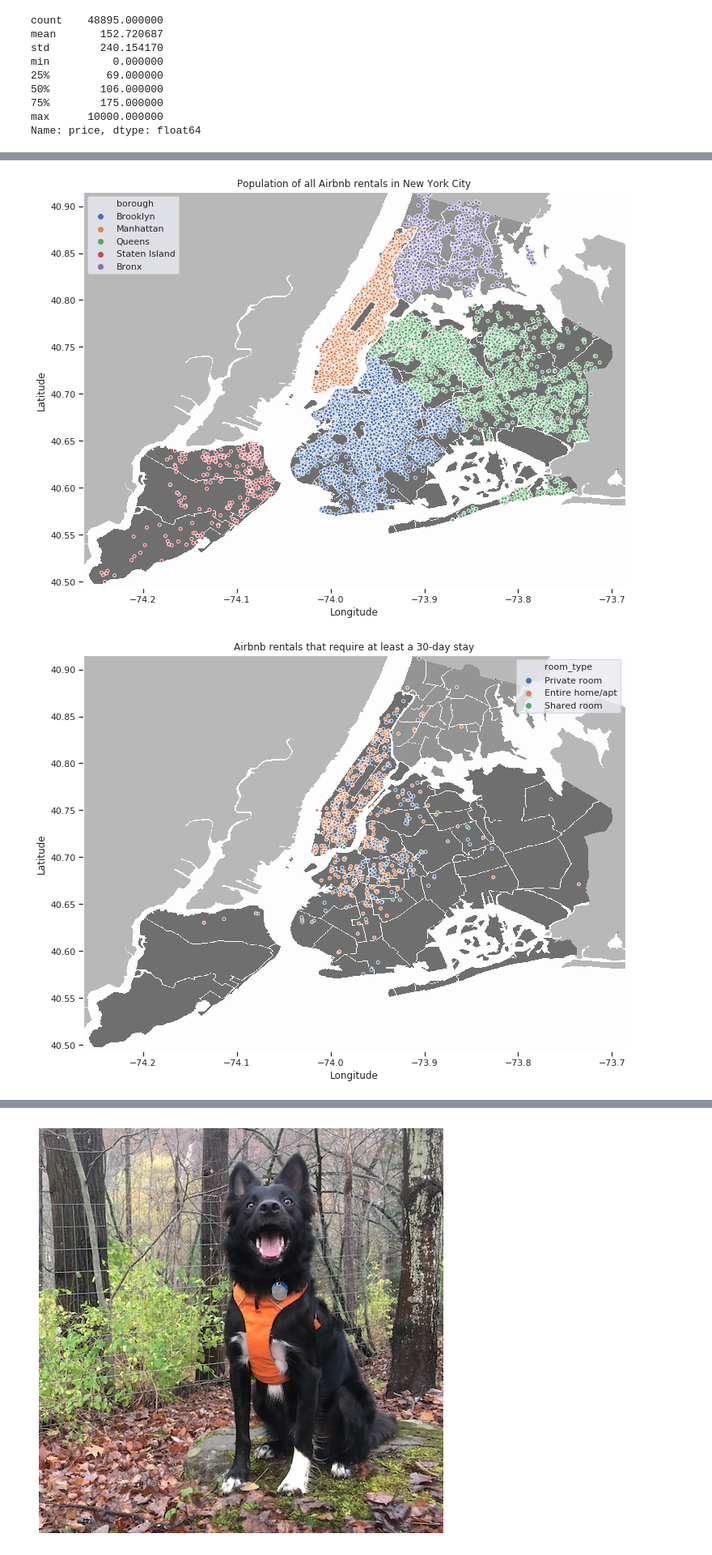
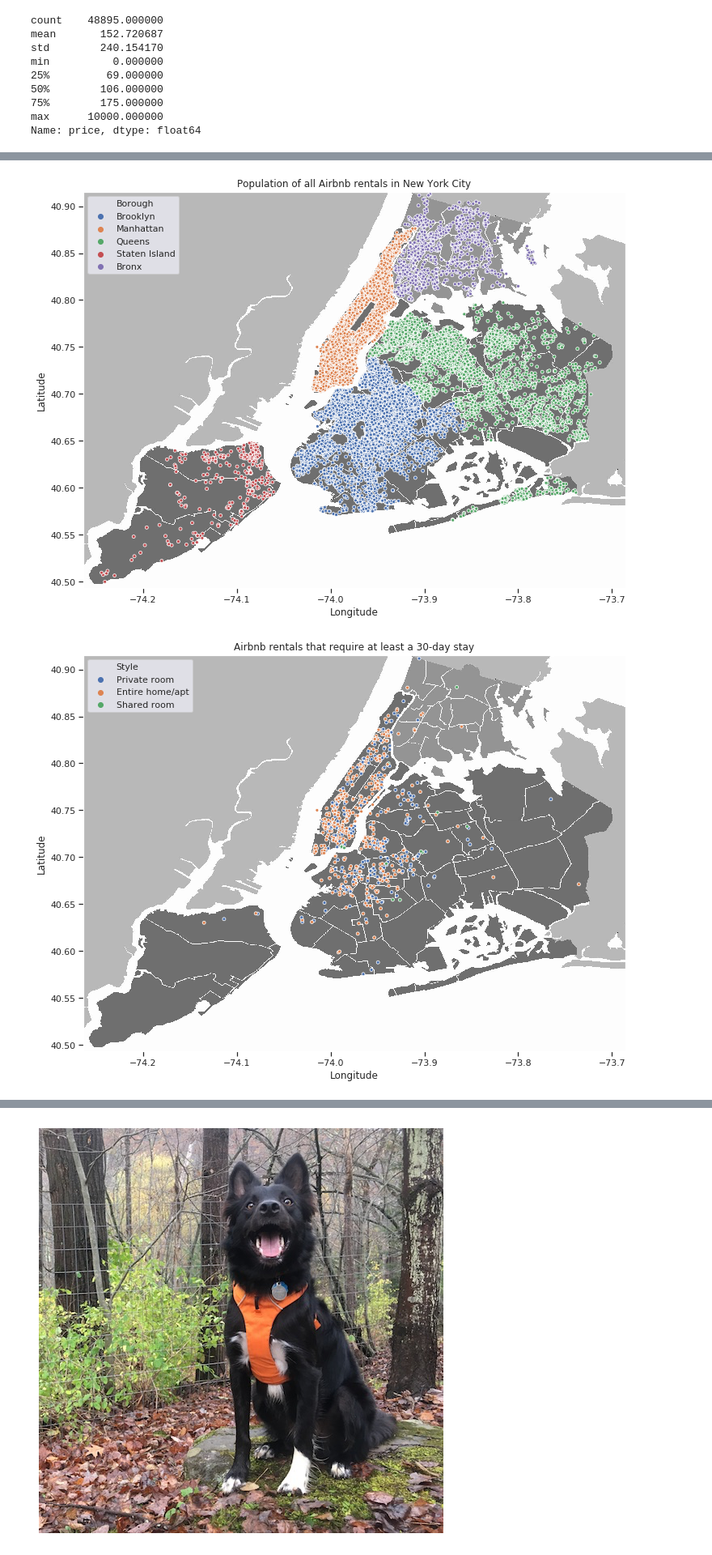
Before and after one commit to rselent/this_was_a_test, a Jupyter notebook: build1_Airbnb_in_nyc.ipynb, the cells around one changed output, grey strips where cells are left out. Shown at 81% size. Saved outputs shown, nothing was run; the diff lists cells and outputs as text; code cells hidden in the pictures.

```diff
--- a/build1_Airbnb_in_nyc.ipynb
+++ b/build1_Airbnb_in_nyc.ipynb
@@ -10,7 +10,8 @@ import seaborn as sns
 nyc_map = mpimg.imread( 'https://raw.githubusercontent.com/rselent/this_was_a_test/master/New_York_City_2.png')
 
 df = pd.read_csv( 'https://raw.githubusercontent.com/rselent/this_was_a_test/master/AB_NYC_2019.csv')
-df = df.rename( columns= {'neighbourhood_group':'borough'})
+df = df.rename( columns= {'neighbourhood_group':'Borough',
+                          'room_type':'Style'})
 
 df1 = df.drop( columns= {'host_name', 'number_of_reviews', 'last_review',
                          'reviews_per_month', 'calculated_host_listings_count'})
@@ -104,23 +145,16 @@ Name: price, dtype: float64
 ###
 ######################################
 
+wtf2 = createPPH()
 
-
-wtf1 = df1.loc[( df1['minimum_nights'] > 30), ['name', 'host_id', 'borough',
+wtf1 = df1.loc[( df1['minimum_nights'] > 30), ['name', 'host_id', 'Borough',
                                             'neighbourhood', 'latitude',
-                                            'longitude', 'room_type',
+                                            'longitude', 'Style',
                                             'price', 'minimum_nights']]
 print( (df1['minimum_nights'] > 30).value_counts())
 print( (df1['minimum_nights'] > 180).value_counts())
 print( (df1['minimum_nights'] > 360).value_counts())
 
-
-wtf2 = df1.loc[( df1.host_id.value_counts()[:116] ), ['name', 'host_id', 'borough',
-                                            'neighbourhood', 'latitude',
-                                            'longitude', 'room_type',
-                                            'price', 'minimum_nights']]
-print( "\n\n", wtf2.shape, "\n")
-print( df1.host_id.value_counts()[:116], "\n\n" )
-
-wtf2.head()
+print( "\n\ndf1 shape:", df1.shape)
+print( "\n\nwtf2 shape:", wtf2.shape, "\n")
 # %% [output]
@@ -150,17 +179,17 @@ Name: host_id, Length: 116, dtype: int64
 # %%
 ### CLEARLY, sorting by borough, we're able to see that airbnbs cover almost every
 ### available inch of New York City (not really, but there's a LOT)
 ### There are so many of them, though, that if we remove the map underlay,
 ### we'd still largely be able to track or identify all 5 boroughs!
 ### That's craaaaaaazy
 
-nycMapPlot( df1, 'borough',
+nycMapPlot( df1, 'Borough',
            "Population of all Airbnb rentals in New York City")          ### CONTEXT [all]
-nycMapPlot( wtf1, 'room_type',
+nycMapPlot( wtf1, 'Style',
            "Airbnb rentals that require at least a 30-day stay")      ### Distribution of 30+ day only rentals, by type
 # %% [output]
 [figure]
-[figure, old version]
+[figure, new version]
 # %%
 ### Distribution of rental types, but from a different view
 
```
Also changed, not shown: parts of 6 cells of this notebook.
